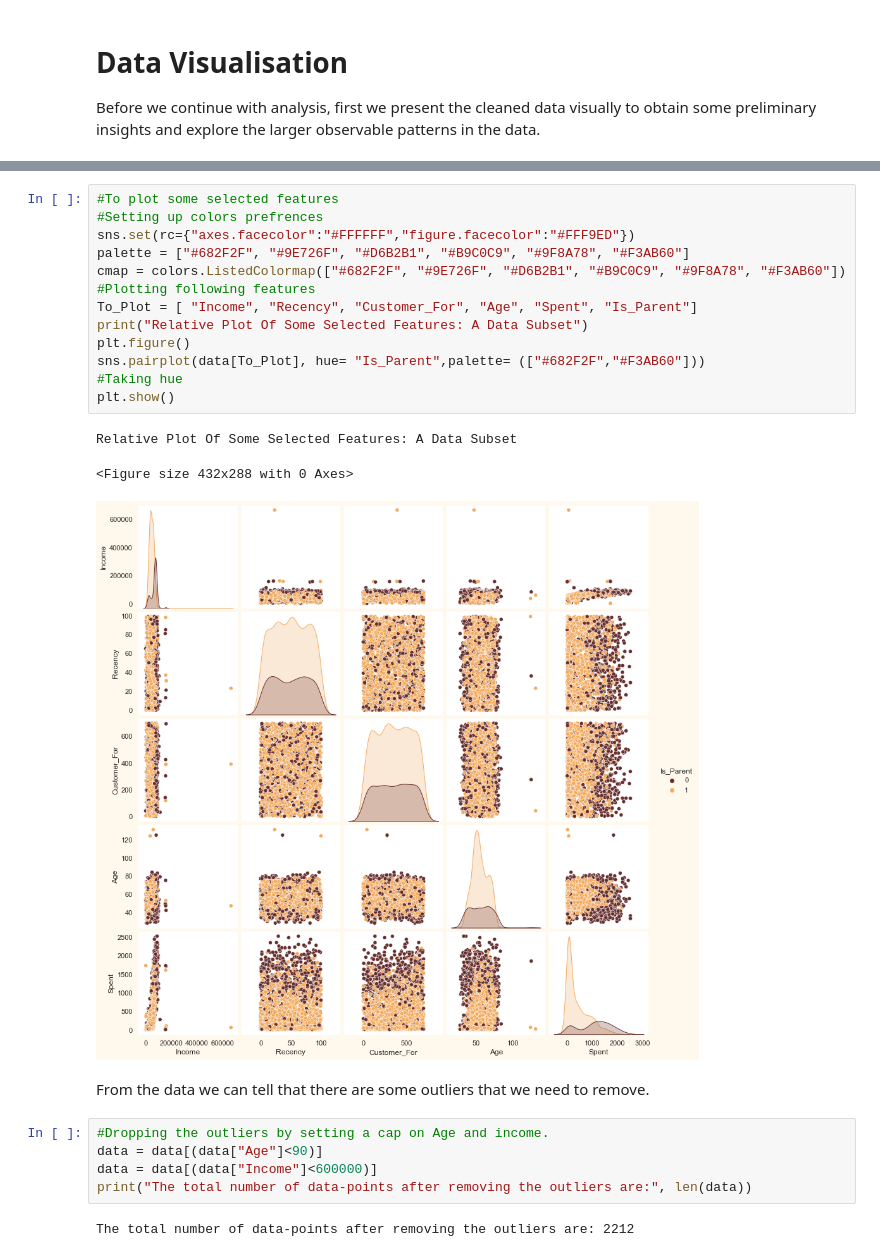
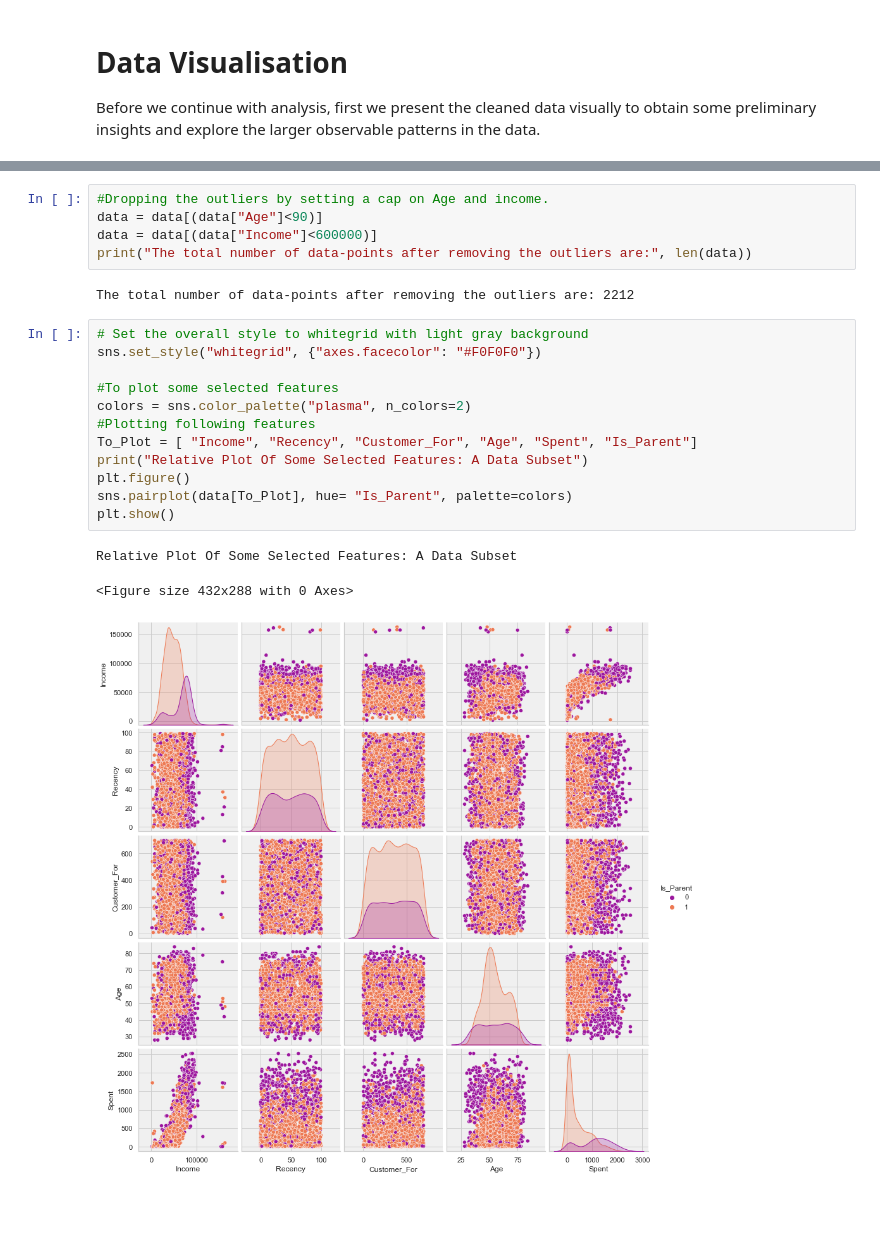
Before and after one commit to 3nityR/dsai-fcsc-g7, a Jupyter notebook: data-visualisation.ipynb, the cells around one changed output, grey strips where cells are left out. Drawn from its saved outputs; the diff is of its cells as text; blank space fills up the shorter version.

```diff
--- a/data-visualisation.ipynb
+++ b/data-visualisation.ipynb
@@ -11,22 +28,3 @@ from matplotlib import pyplot as plt
-# %%
-#To plot some selected features
-#Setting up colors prefrences
-sns.set(rc={"axes.facecolor":"#FFFFFF","figure.facecolor":"#FFF9ED"})
-palette = ["#682F2F", "#9E726F", "#D6B2B1", "#B9C0C9", "#9F8A78", "#F3AB60"]
-cmap = colors.ListedColormap(["#682F2F", "#9E726F", "#D6B2B1", "#B9C0C9", "#9F8A78", "#F3AB60"])
-#Plotting following features
-To_Plot = [ "Income", "Recency", "Customer_For", "Age", "Spent", "Is_Parent"]
-print("Relative Plot Of Some Selected Features: A Data Subset")
-plt.figure()
-sns.pairplot(data[To_Plot], hue= "Is_Parent",palette= (["#682F2F","#F3AB60"]))
-#Taking hue
-plt.show()
-# %% [output]
-Relative Plot Of Some Selected Features: A Data Subset
-<Figure size 432x288 with 0 Axes>
-[figure, removed]
-# %% [markdown]
-From the data we can tell that there are some outliers that we need to remove.
 # %%
 #Dropping the outliers by setting a cap on Age and income.
 data = data[(data["Age"]<90)]
@@ -34,4 +32,20 @@ data = data[(data["Income"]<600000)]
 print("The total number of data-points after removing the outliers are:", len(data))
 # %% [output]
 The total number of data-points after removing the outliers are: 2212
+# %%
+# Set the overall style to whitegrid with light gray background
+sns.set_style("whitegrid", {"axes.facecolor": "#F0F0F0"})
+
+#To plot some selected features
+colors = sns.color_palette("plasma", n_colors=2)
+#Plotting following features
+To_Plot = [ "Income", "Recency", "Customer_For", "Age", "Spent", "Is_Parent"]
+print("Relative Plot Of Some Selected Features: A Data Subset")
+plt.figure()
+sns.pairplot(data[To_Plot], hue= "Is_Parent", palette=colors)
+plt.show()
+# %% [output]
+Relative Plot Of Some Selected Features: A Data Subset
+<Figure size 432x288 with 0 Axes>
+[figure, added]
 # %% [markdown]
```
Also changed, not shown: parts of 5 cells of this notebook, 1 other file.
